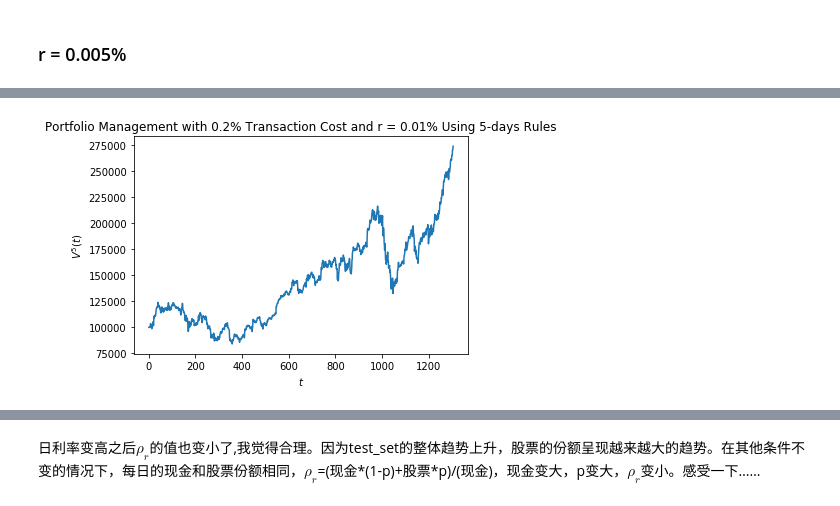
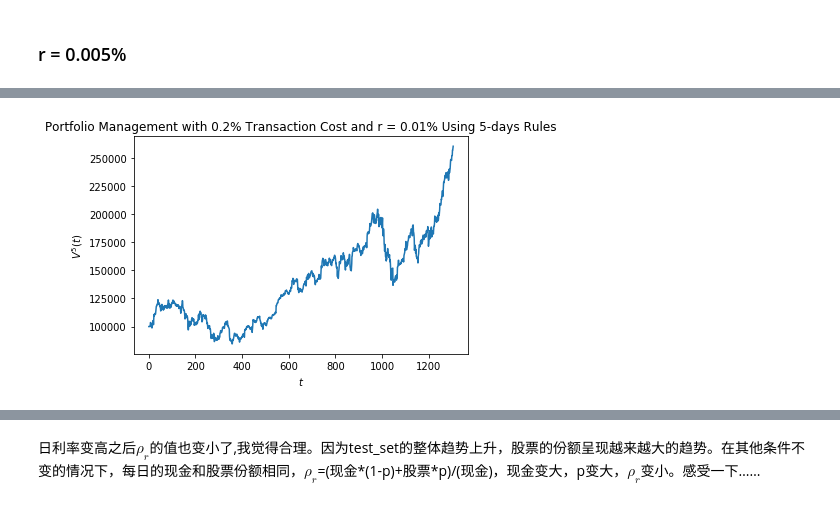
Before and after one commit to Kim-Q/MSDM, a Jupyter notebook: project2.ipynb, the cells around one changed output, grey strips where cells are left out. Saved outputs shown, nothing was run; the diff lists cells and outputs as text; code cells hidden in the pictures.

```diff
--- a/project2.ipynb
+++ b/project2.ipynb
@@ -757,7 +757,7 @@ for i in range(4,len_testing):
     elif max_index == g_pred == 1:
         count += 1
         # 表示接受第二天是D
-        temp = gamma0*M_5[i]
+        temp = gamma0*N_5[i]
         M_5[i]=M_5[i]+temp*(1-e)*testing_set[i]
         N_5[i]=N_5[i]-temp
 
@@ -807,7 +807,7 @@ for i in range(4,len_testing):
     elif max_index == g_pred == 1:
         count += 1
         # 表示接受第二天是D
-        temp = gamma0*M_5[i]
+        temp = gamma0*N_5[i]
         M_5[i]=M_5[i]+temp*(1-e)*testing_set[i]
         N_5[i]=N_5[i]-temp
 
@@ -865,7 +865,7 @@ for i in range(4,len_testing):
     elif max_index == g_pred == 1:
         count += 1
         # 表示接受第二天是D
-        temp = gamma0*M_5[i]
+        temp = gamma0*N_5[i]
         M_5[i]=M_5[i]+temp*(1-e)*testing_set[i]
         N_5[i]=N_5[i]-temp
 
@@ -934,7 +934,7 @@ for i in range(4,len_testing):
     elif max_index == g_pred == 1:
         count += 1
         # 表示接受第二天是D
-        temp = gamma0*M_5[i]
+        temp = gamma0*N_5[i]
         M_5[i]=M_5[i]+temp*(1-e)*testing_set[i]
         N_5[i]=N_5[i]-temp
 
@@ -983,35 +983,35 @@ for i in range(4,len_testing):
     if cut_point_Gaussian[0]>=testing_set_x[i]>=cut_point_Gaussian[1]:
         g_pred = 0
     else:
         g_pred = 1
 
     if max_index == g_pred == 0:
         count += 1
         # 表示接受第二天是U
         temp = gamma0*M_5[i]
         M_5[i]=M_5[i]-temp
         N_5[i]=N_5[i]+temp*(1-e)/testing_set[i]
     elif max_index == g_pred == 1:
         count += 1
         # 表示接受第二天是D
-        temp = gamma0*M_5[i]
+        temp = gamma0*N_5[i]
         M_5[i]=M_5[i]+temp*(1-e)*testing_set[i]
         N_5[i]=N_5[i]-temp
 
     if i != len_testing-1:
         M_5[i+1] = M_5[i]*(1+r)
         N_5[i+1] = N_5[i]
 
     V_5.append(M_5[i]+N_5[i]*testing_set[i])
 
 plt.plot(V_5)
 plt.title('Portfolio Management with 0.2% Transaction Cost and r = 0.01% Using 5-days Rules')
 plt.ylabel('$V^5(t)$')
 plt.xlabel('$t$')
 plt.savefig("8-5")
 plt.show()
 # %% [output]
-[figure, old version]
+[figure, new version]
 # %%
 pr = [V_5[i]/(M_5[0]*(1+r)**i) for i in range(len(V_5))]
 plt.plot(pr)
```
Also changed, not shown: parts of 42 cells of this notebook, 9 other files.
